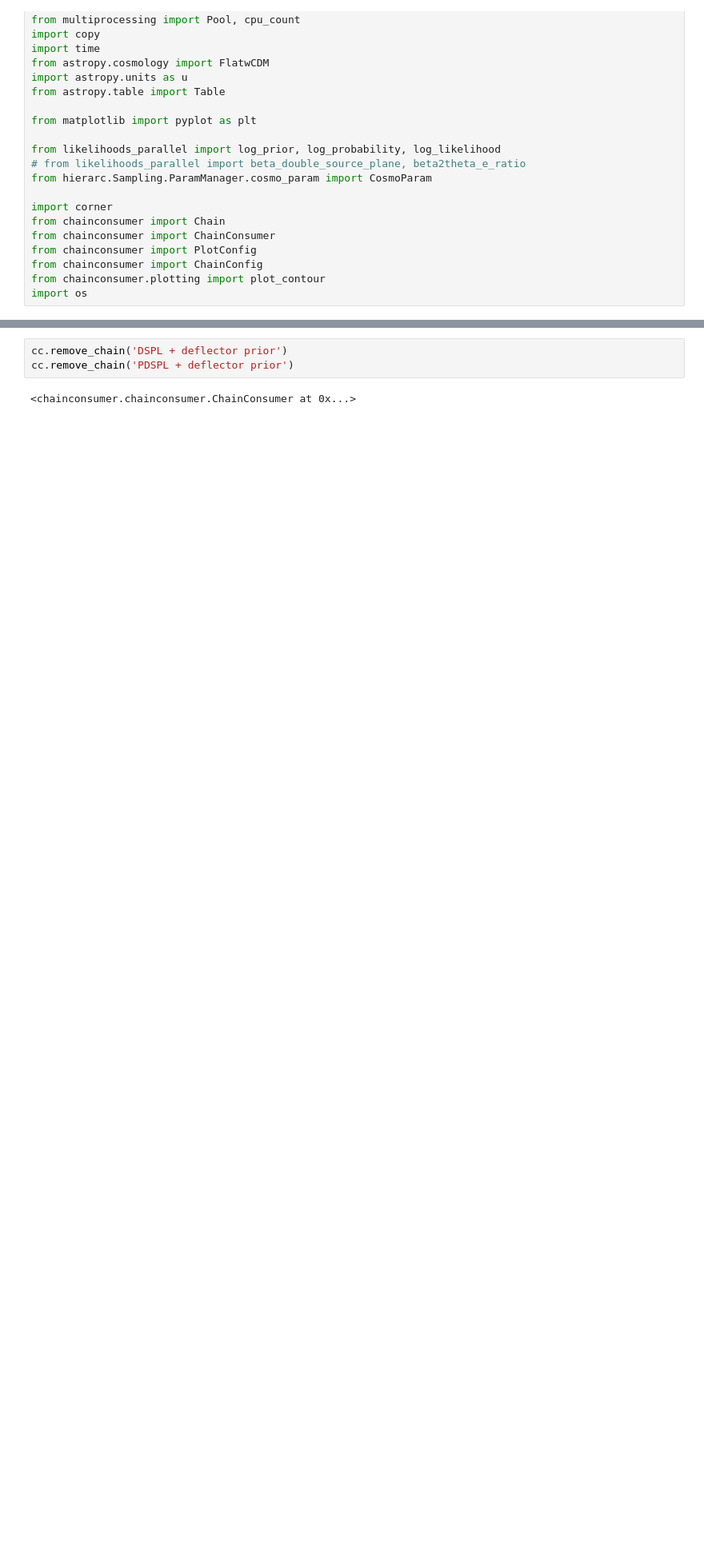
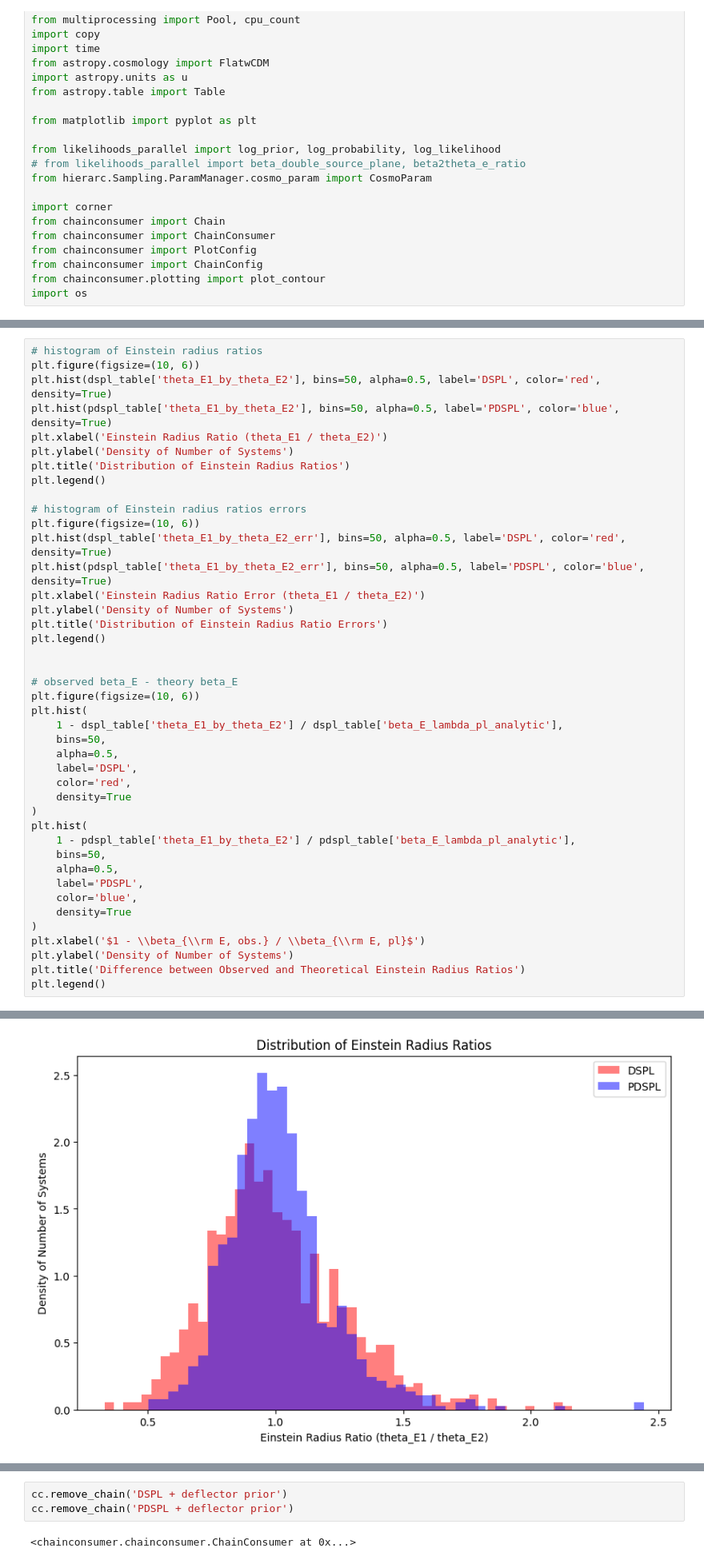
Before and after one commit to timedilatesme/pdspl-analysis, a Jupyter notebook: notebooks/parallel_DSPL_PDSPL_forecast.ipynb, the cells around one changed output, grey strips where cells are left out. Shown at 80% size. Drawn from its saved outputs; the diff is of its cells as text; blank space fills up the shorter version.

```diff
--- a/notebooks/parallel_DSPL_PDSPL_forecast.ipynb
+++ b/notebooks/parallel_DSPL_PDSPL_forecast.ipynb
@@ -227,0 +356,43 @@ data_files = [
+# %%
+# histogram of Einstein radius ratios
+plt.figure(figsize=(10, 6))
+plt.hist(dspl_table['theta_E1_by_theta_E2'], bins=50, alpha=0.5, label='DSPL', color='red', density=True)
+plt.hist(pdspl_table['theta_E1_by_theta_E2'], bins=50, alpha=0.5, label='PDSPL', color='blue', density=True)
+plt.xlabel('Einstein Radius Ratio (theta_E1 / theta_E2)')
+plt.ylabel('Density of Number of Systems')
+plt.title('Distribution of Einstein Radius Ratios')
+plt.legend()
+
+# histogram of Einstein radius ratios errors
+plt.figure(figsize=(10, 6))
+plt.hist(dspl_table['theta_E1_by_theta_E2_err'], bins=50, alpha=0.5, label='DSPL', color='red', density=True)
+plt.hist(pdspl_table['theta_E1_by_theta_E2_err'], bins=50, alpha=0.5, label='PDSPL', color='blue', density=True)
+plt.xlabel('Einstein Radius Ratio Error (theta_E1 / theta_E2)')
+plt.ylabel('Density of Number of Systems')
+plt.title('Distribution of Einstein Radius Ratio Errors')
+plt.legend()
+
+
+# observed beta_E - theory beta_E
+plt.figure(figsize=(10, 6))
+plt.hist(
+    1 - dspl_table['theta_E1_by_theta_E2'] / dspl_table['beta_E_lambda_pl_analytic'],
+    bins=50,
+    alpha=0.5,
+    label='DSPL',
+    color='red',
+    density=True
+)
+plt.hist(
+    1 - pdspl_table['theta_E1_by_theta_E2'] / pdspl_table['beta_E_lambda_pl_analytic'],
+    bins=50,
+    alpha=0.5,
+    label='PDSPL',
+    color='blue',
+    density=True
+)
+plt.xlabel('$1 - \\beta_{\\rm E, obs.} / \\beta_{\\rm E, pl}$')
+plt.ylabel('Density of Number of Systems')
+plt.title('Difference between Observed and Theoretical Einstein Radius Ratios')
+plt.legend()
+# %% [output]
@@ -227,0 +400 @@ data_files = [
+[figure, added]
```
Also changed, not shown: parts of 7 cells of this notebook, 15 other files.
